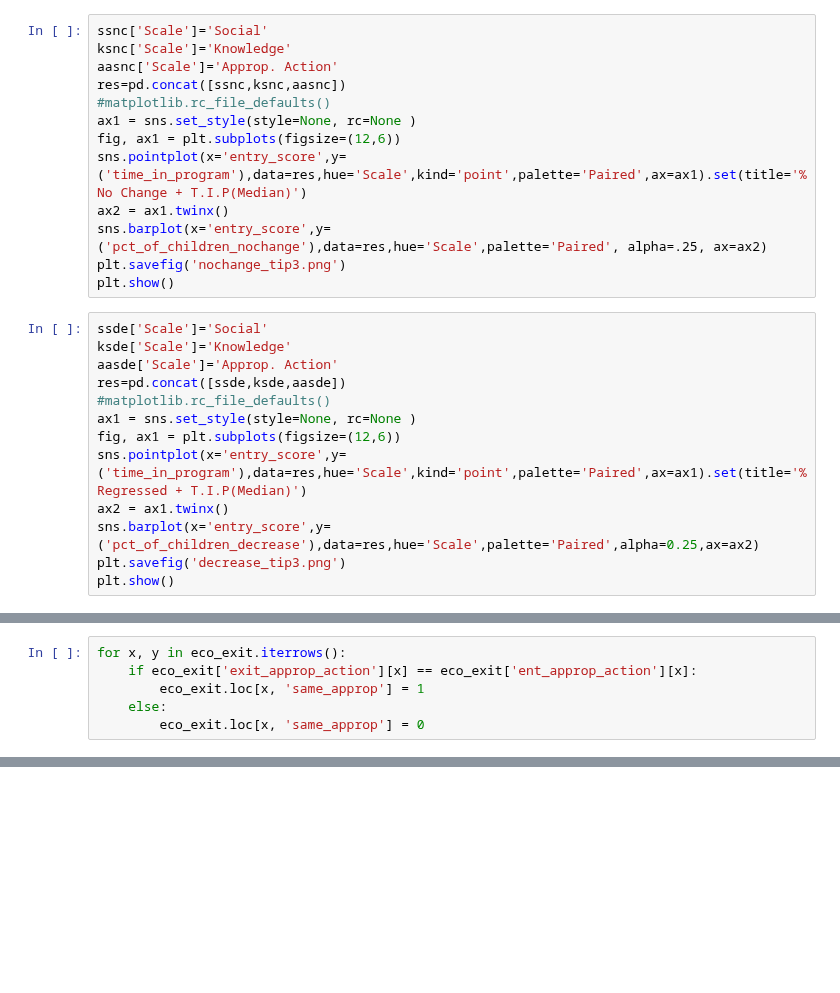
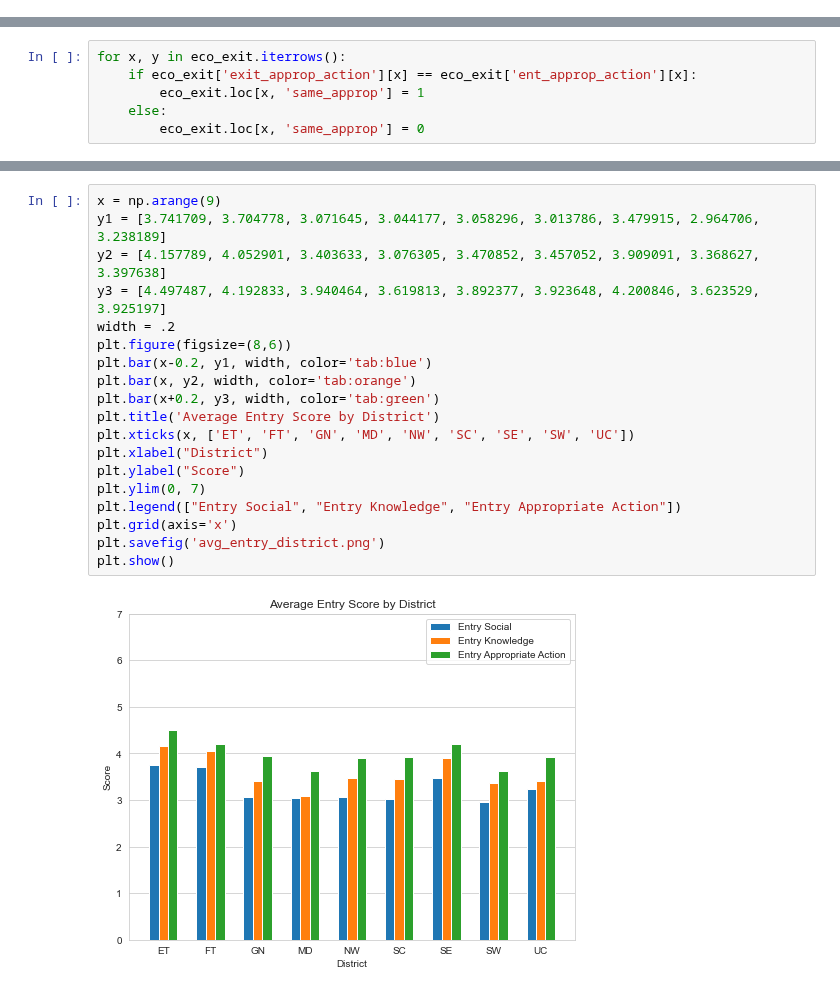
Before and after one commit to NSS-Data-Analytics-Cohort-7/didd-an-array-of-jorts, a Jupyter notebook: notebooks/eco_entrance_exit_scores.ipynb, the cells around one changed output, grey strips where cells are left out. Saved outputs shown, nothing was run; the diff lists cells and outputs as text; blank space fills up the shorter version.

```diff
--- a/notebooks/eco_entrance_exit_scores.ipynb
+++ b/notebooks/eco_entrance_exit_scores.ipynb
@@ -600,28 +772,2 @@ plt.show()
-# %%
-ssnc['Scale']='Social'
-ksnc['Scale']='Knowledge'
-aasnc['Scale']='Approp. Action'
-res=pd.concat([ssnc,ksnc,aasnc])
-#matplotlib.rc_file_defaults()
-ax1 = sns.set_style(style=None, rc=None )
-fig, ax1 = plt.subplots(figsize=(12,6))
-sns.pointplot(x='entry_score',y=('time_in_program'),data=res,hue='Scale',kind='point',palette='Paired',ax=ax1).set(title='% No Change + T.I.P(Median)')
-ax2 = ax1.twinx()
-sns.barplot(x='entry_score',y=('pct_of_children_nochange'),data=res,hue='Scale',palette='Paired', alpha=.25, ax=ax2)
-plt.savefig('nochange_tip3.png')
-plt.show()
-# %%
-ssde['Scale']='Social'
-ksde['Scale']='Knowledge'
-aasde['Scale']='Approp. Action'
-res=pd.concat([ssde,ksde,aasde])
-#matplotlib.rc_file_defaults()
-ax1 = sns.set_style(style=None, rc=None )
-fig, ax1 = plt.subplots(figsize=(12,6))
-sns.pointplot(x='entry_score',y=('time_in_program'),data=res,hue='Scale',kind='point',palette='Paired',ax=ax1).set(title='% Regressed + T.I.P(Median)')
-ax2 = ax1.twinx()
-sns.barplot(x='entry_score',y=('pct_of_children_decrease'),data=res,hue='Scale',palette='Paired',alpha=0.25,ax=ax2)
-plt.savefig('decrease_tip3.png')
-plt.show()
 # %%
 eco_exit
@@ -768,0 +1017,21 @@ plt.show()
+# %%
+x = np.arange(9)
+y1 = [3.741709, 3.704778, 3.071645, 3.044177, 3.058296, 3.013786, 3.479915, 2.964706, 3.238189]
+y2 = [4.157789, 4.052901, 3.403633, 3.076305, 3.470852, 3.457052, 3.909091, 3.368627, 3.397638]
+y3 = [4.497487, 4.192833, 3.940464, 3.619813, 3.892377, 3.923648, 4.200846, 3.623529, 3.925197]
+width = .2
+plt.figure(figsize=(8,6))
+plt.bar(x-0.2, y1, width, color='tab:blue')
+plt.bar(x, y2, width, color='tab:orange')
+plt.bar(x+0.2, y3, width, color='tab:green')
+plt.title('Average Entry Score by District')
+plt.xticks(x, ['ET', 'FT', 'GN', 'MD', 'NW', 'SC', 'SE', 'SW', 'UC'])
+plt.xlabel("District")
+plt.ylabel("Score")
+plt.ylim(0, 7)
+plt.legend(["Entry Social", "Entry Knowledge", "Entry Appropriate Action"])
+plt.grid(axis='x')
+plt.savefig('avg_entry_district.png')
+plt.show()
+# %% [output]
+[figure, added]
```
Also changed, not shown: parts of 94 cells of this notebook.
